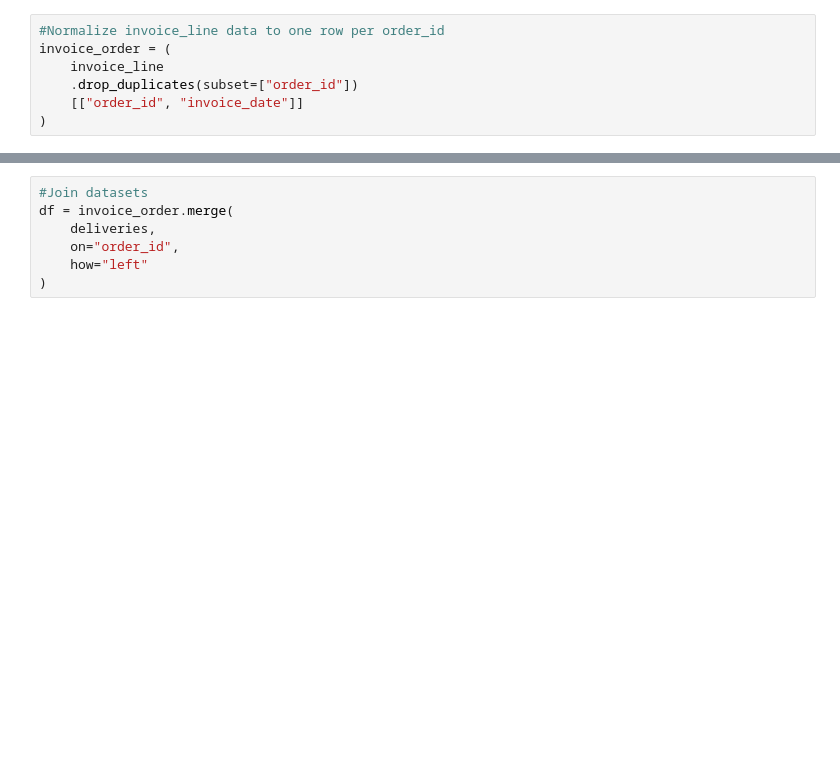
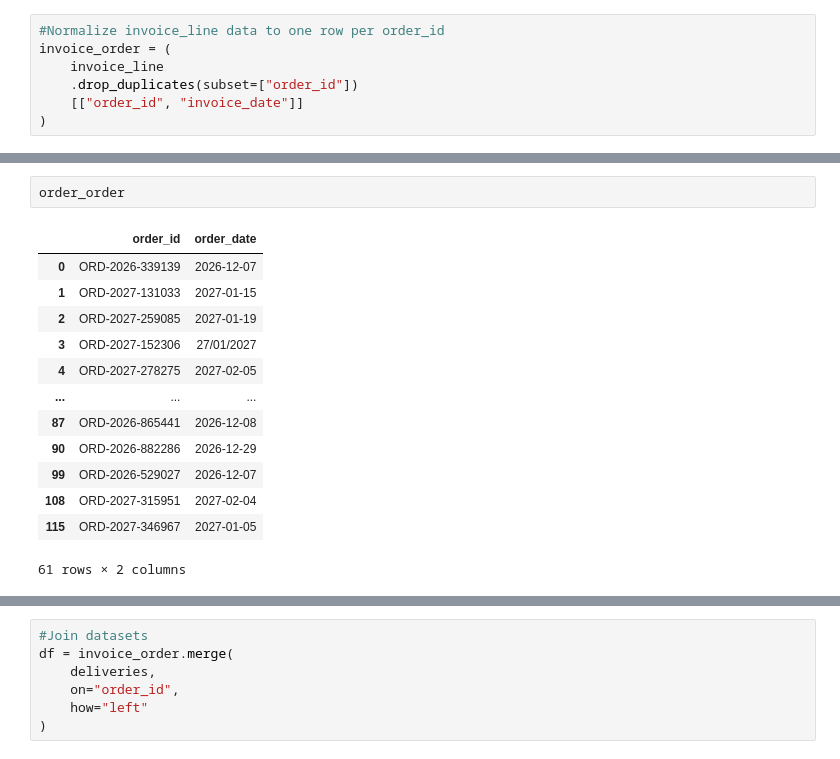
Before and after one commit to dargys/PythonExamen, a Jupyter notebook: GroupPresentation1.ipynb, the cells around one changed output, grey strips where cells are left out. Drawn from its saved outputs; the diff is of its cells as text; blank space fills up the shorter version.

```diff
--- a/GroupPresentation1.ipynb
+++ b/GroupPresentation1.ipynb
@@ -46,3 +116,19 @@ invoice_order = (
+# %%
+order_order
+# %% [output]
+|  | order_id | order_date |
+| 0 | ORD-2026-339139 | 2026-12-07 |
+| 1 | ORD-2027-131033 | 2027-01-15 |
+| 2 | ORD-2027-259085 | 2027-01-19 |
+| 3 | ORD-2027-152306 | 27/01/2027 |
+| 4 | ORD-2027-278275 | 2027-02-05 |
+| ... | ... | ... |
+| 87 | ORD-2026-865441 | 2026-12-08 |
+| 90 | ORD-2026-882286 | 2026-12-29 |
+| 99 | ORD-2026-529027 | 2026-12-07 |
+| 108 | ORD-2027-315951 | 2027-02-04 |
+| 115 | ORD-2027-346967 | 2027-01-05 |
+61 rows × 2 columns
 # %%
 # Ensure that the data is cleaned from duplicates.
 invoice_order.value_counts()
```
Also changed, not shown: parts of 19 cells of this notebook, 3 other files.
